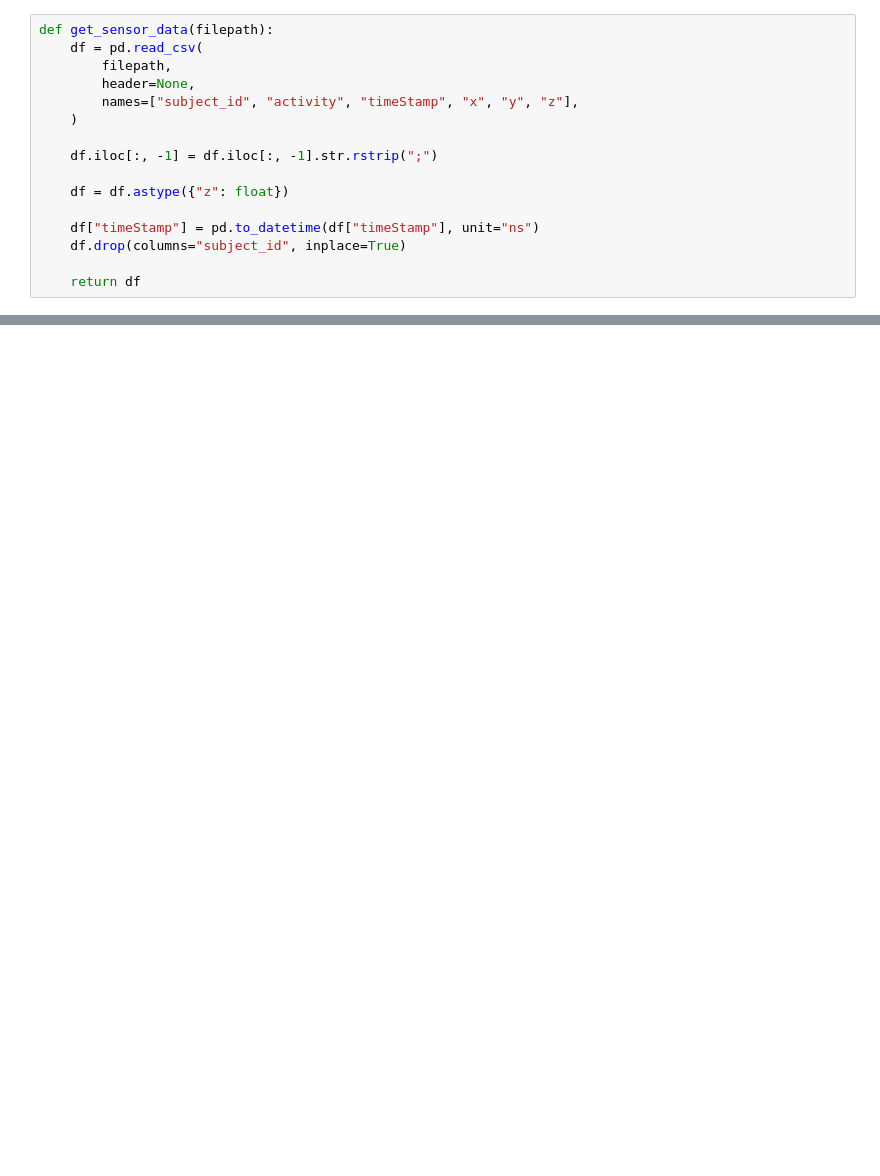
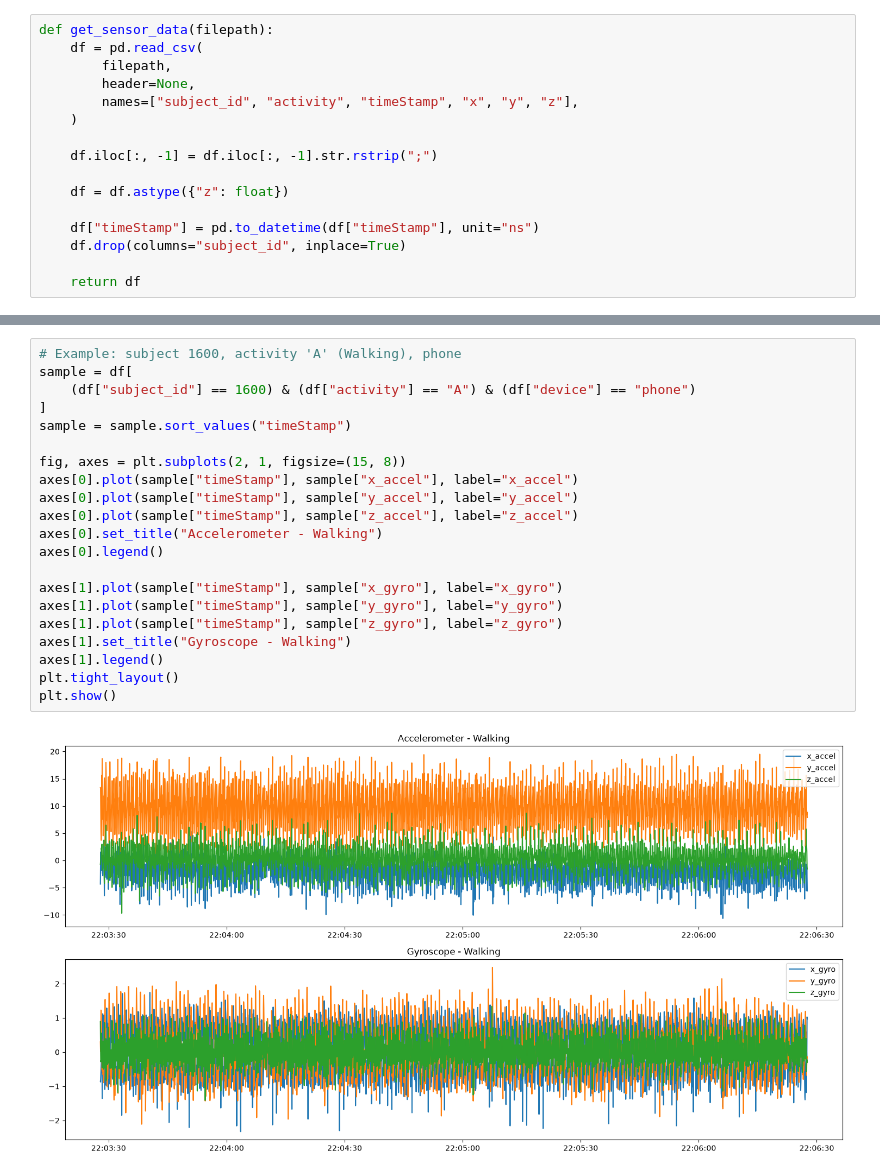
Before and after one commit to netinova/wisdm-activity-predictor, a Jupyter notebook: notebooks/eda.ipynb, the cells around one changed output, grey strips where cells are left out. Drawn from its saved outputs; the diff is of its cells as text; blank space fills up the shorter version.

```diff
--- a/notebooks/eda.ipynb
+++ b/notebooks/eda.ipynb
@@ -101,0 +261,23 @@ df[df["activity"] == "B"].head(10)
+# %%
+# Example: subject 1600, activity 'A' (Walking), phone
+sample = df[
+    (df["subject_id"] == 1600) & (df["activity"] == "A") & (df["device"] == "phone")
+]
+sample = sample.sort_values("timeStamp")
+
+fig, axes = plt.subplots(2, 1, figsize=(15, 8))
+axes[0].plot(sample["timeStamp"], sample["x_accel"], label="x_accel")
+axes[0].plot(sample["timeStamp"], sample["y_accel"], label="y_accel")
+axes[0].plot(sample["timeStamp"], sample["z_accel"], label="z_accel")
+axes[0].set_title("Accelerometer - Walking")
+axes[0].legend()
+
+axes[1].plot(sample["timeStamp"], sample["x_gyro"], label="x_gyro")
+axes[1].plot(sample["timeStamp"], sample["y_gyro"], label="y_gyro")
+axes[1].plot(sample["timeStamp"], sample["z_gyro"], label="z_gyro")
+axes[1].set_title("Gyroscope - Walking")
+axes[1].legend()
+plt.tight_layout()
+plt.show()
+# %% [output]
+[figure, added]
```
Also changed, not shown: parts of 13 cells of this notebook.
